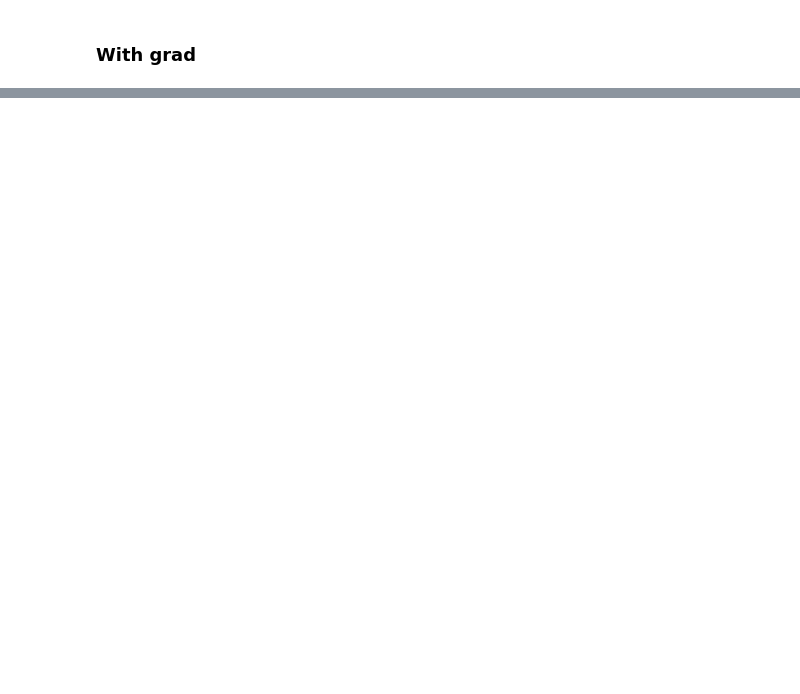
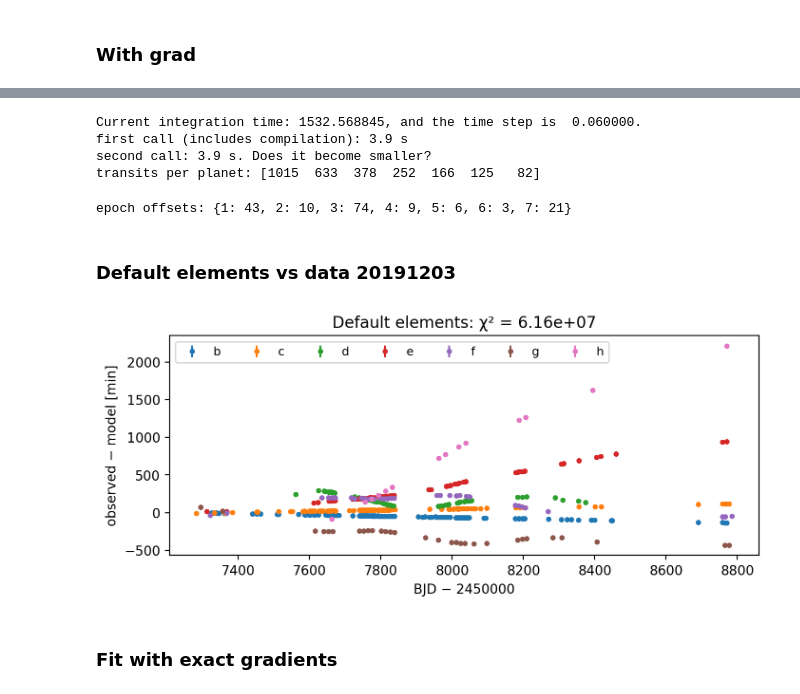
Before and after one commit to DqChen19/Nbody, a Jupyter notebook: Nbody_notebook.ipynb, the cells around one changed output, grey strips where cells are left out. Cells and saved outputs as stored; diff of their text form; code cells hidden in the pictures; blank space fills up the shorter version.

```diff
--- a/Nbody_notebook.ipynb
+++ b/Nbody_notebook.ipynb
@@ -180,5 +91,0 @@ Running time: 11.3803 seconds!
-# %%
-with open("jax_compile.log") as f:
-    for line in f:
-        if ("Finished XLA compilation" in line or "Finished jaxpr to MLIR" in line):
-            print(line.strip())
@@ -207,11 +96,11 @@ Intr = Integrator.default(h=0.1, t0=0.0, tmax=tmax)
 
 for i in range(3):
     s = State.from_ic(ic)
-    tt = Nbody.create_transit_timing( tmax=tmax, ic=ic)
+    tt = src.create_transit_timing( tmax=tmax, ic=ic)
     start = time.perf_counter()
     s, tt = Intr(s, tt)
     jax.block_until_ready(s)
     jax.block_until_ready(tt)
     end = time.perf_counter()
-    print(f"ReRun {i+1}: {end-start:.4f} s")
+    print(f"ReRun - Integrator with grad calculated/recorded - {i+1}: {end-start:.4f} s")
 # %% [output]
@@ -247,0 +135,9 @@ gsave:  [ 0.00000000e+00  6.54022068e-08 -1.89322981e-04 -7.19096202e-05
+# %%
+TOFF = 7300.0
+d = np.genfromtxt('./Examples/T1_timings_20191203.txt', delimiter= ',')
+planet = d[:, 0].astype(int)
+epoch  = d[:, 1].astype(int)
+tobs   = d[:, 2] - TOFF
+terr   = d[:, 3]
+print(f"{len(d)} transits:", {NAMES[p-1]: int((planet == p).sum()) for p in range(1, 8)})
+print(f"time span: {d[:,2].min():.1f} to {d[:,2].max():.1f}  (BJD − 2450000)")
@@ -247,0 +147,62 @@ gsave:  [ 0.00000000e+00  6.54022068e-08 -1.89322981e-04 -7.19096202e-05
+# %%
+base = get_default_ICs("trappist-1")
+H = np.asarray(base.epsilon)                       # hierarchy matrix
+el_default = np.array(base.elements)
+el_default[1:, 2] -= TOFF
+
+t0   = 7257.93115525 - TOFF - 0.5                  # start before the first transit
+tmax = 8790.0 - TOFF - t0                          # integrate past the last observed transit
+h    = 0.0600
+
+print(f"Current integration time: {tmax:2f}, and the time step is {h: 4f}.")
+intr = Integrator.default(h=h, t0=t0, tmax=tmax)
+tt_template = src.create_transit_timing(tmax=tmax, ic=ElementsIC(t0, H, el_default))
+
+FREE = [0, 1, 2, 3, 4]                         # fit m, P, t0, e cosω, e sinω of each planet (ElementsIC index)
+JCOL = {0: 6, 1: 0, 2: 1, 3: 2, 4: 3}          # same quantities on the dtdelements element axis
+
+def model(el):
+    """Transit times (n, ntt), counts (n,) and d(times)/d(elements) (n, ntt, 7, n)."""
+    ic = ElementsIC(t0, H, el)
+    s, tt = intr(State.from_ic(ic), tt_template)
+    tt = calc_dtdelements(s, tt)
+    return np.asarray(tt.tt), np.asarray(tt.count), np.asarray(tt.dtdelements)
+
+start = time.perf_counter()
+T_def, C_def, _ = model(el_default)
+print(f"first call (includes compilation): {time.perf_counter() - start:.1f} s")
+start = time.perf_counter()
+T_def, C_def, _ = model(el_default)
+print(f"second call: {time.perf_counter() - start:.1f} s. Does it become smaller?")
+print(f"transits per planet: {C_def[1:]}")
+# %% [output]
+Current integration time: 1532.568845, and the time step is  0.060000.
+first call (includes compilation): 3.9 s
+second call: 3.9 s. Does it become smaller?
+transits per planet: [1015  633  378  252  166  125   82]
+# %%
+offset = {}
+for p in range(1, 8):
+    sel = planet == p
+    nearest = np.array([np.argmin(np.abs(T_def[p, :C_def[p]] - t)) for t in tobs[sel]])
+    offset[p] = int(np.round(np.median(nearest - epoch[sel])))
+k = epoch + np.array([offset[p] for p in planet])       # model transit index of each observation
+print("epoch offsets:", offset)
+# %% [output]
+epoch offsets: {1: 43, 2: 10, 3: 74, 4: 9, 5: 6, 6: 3, 7: 21}
+# %% [markdown]
+### Default elements vs data 20191203
+# %%
+res_def = (tobs - T_def[planet, k]) * 1440            # minutes
+fig, ax = plt.subplots(figsize=(8, 3), dpi = 200)
+for p in range(1, 8):
+    sel = planet == p
+    ax.errorbar(tobs[sel] + TOFF, res_def[sel], terr[sel] * 1440, fmt="o", ms=3, color=COLORS[p-1], label=NAMES[p-1])
+ax.set(xlabel="BJD − 2450000", ylabel="observed − model [min]",
+       title=f"Default elements: χ² = {np.sum((res_def / (terr * 1440))**2):.3g}")
+ax.legend(ncol=7, fontsize=9)
+plt.show()
+# %% [output]
+[figure, added]
+# %% [markdown]
+### Fit with exact gradients
```
Also changed, not shown: parts of 18 cells of this notebook, 29 other files.
